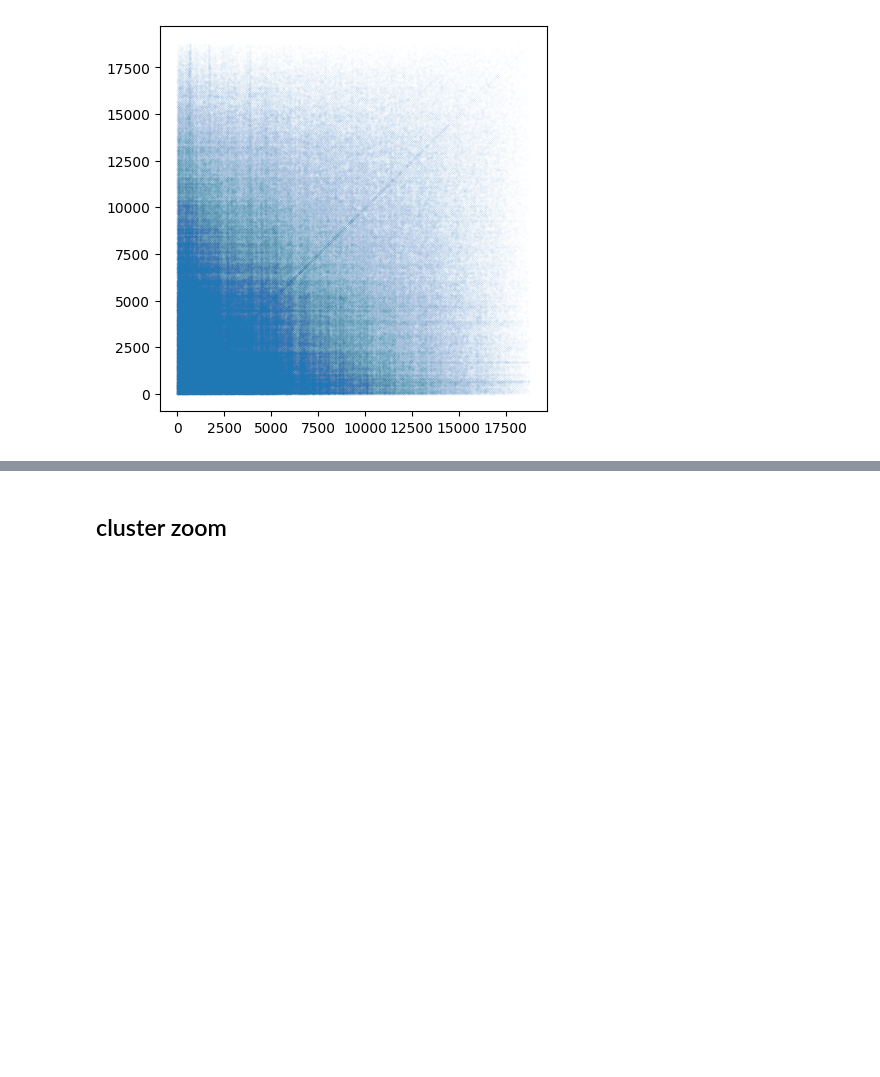
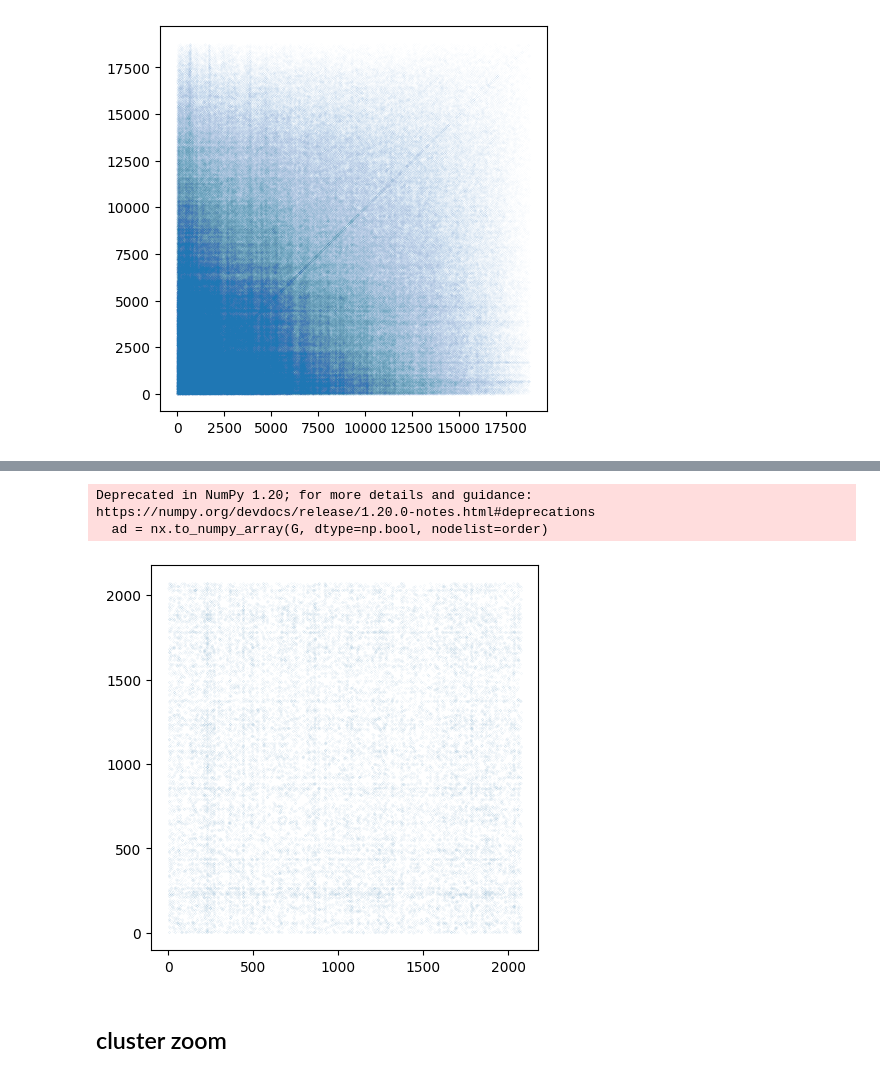
Before and after one commit to ZiyuZhang1/HBDM, a Jupyter notebook: results_analysis_code/model_analysis_multiD.ipynb, the cells around one changed output, grey strips where cells are left out. Drawn from its saved outputs; the diff is of its cells as text; code cells hidden in the pictures; blank space fills up the shorter version.

```diff
--- a/results_analysis_code/model_analysis_multiD.ipynb
+++ b/results_analysis_code/model_analysis_multiD.ipynb
@@ -251,3 +264,14 @@ Deprecated in NumPy 1.20; for more details and guidance: https://numpy.org/devdo
+# %%
+ad = nx.to_numpy_array(G, dtype=np.bool, nodelist=order)
+coords = np.argwhere(ad==True)
+fig = plt.figure(figsize=(5, 5))
+plt.scatter(coords[:,1],coords[:,0],s=0.001)
+plt.savefig(pltroot+'ordered-'+name+'.png')
+plt.show()
+# %% [output]
+Deprecated in NumPy 1.20; for more details and guidance: https://numpy.org/devdocs/release/1.20.0-notes.html#deprecations
+  ad = nx.to_numpy_array(G, dtype=np.bool, nodelist=order)
+[figure, added]
 # %% [markdown]
 ## cluster zoom
 # %%
```
Also changed, not shown: parts of 31 cells of this notebook, 10 other files.
